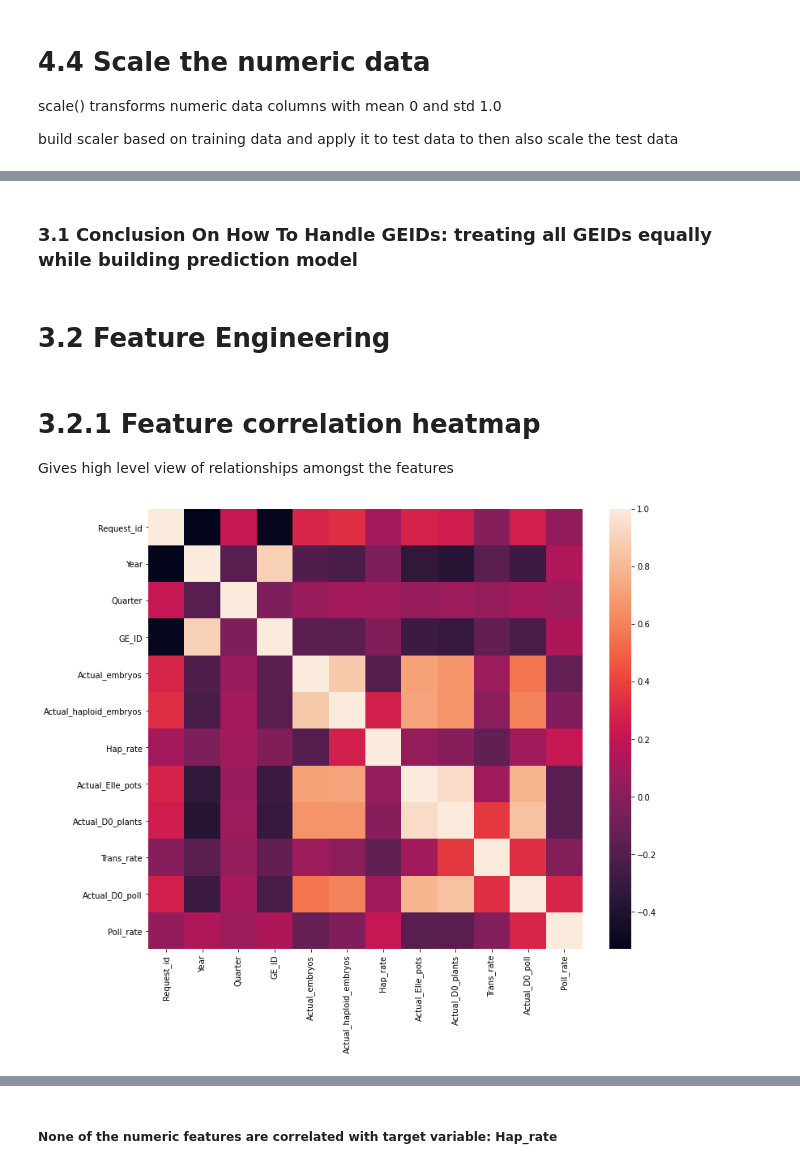
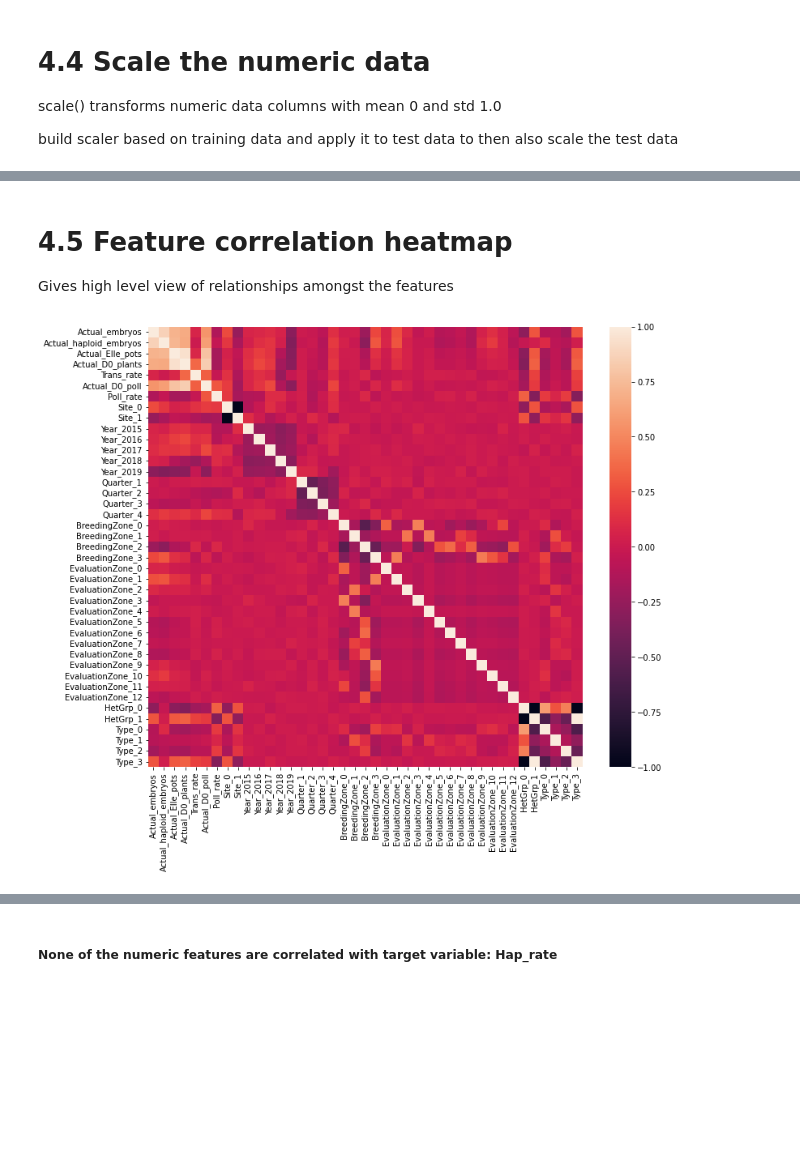
Before and after one commit to malleswarigelli/DataScienceGuidedCapstone, a Jupyter notebook: CapStone_II_Feature_Engg.ipynb, the cells around one changed output, grey strips where cells are left out. Cells and saved outputs as stored; diff of their text form; code cells hidden in the pictures; blank space fills up the shorter version.

```diff
--- a/CapStone_II_Feature_Engg.ipynb
+++ b/CapStone_II_Feature_Engg.ipynb
@@ -27,3 +27,7 @@ data.head()
 | 2 | AZ | 178969 | 2015 | 1 | 67226512 | TE | NAWN | NSS | O | ... |
 | 3 | AZ | 178971 | 2015 | 1 | 67226501 | TE | NAWN | NSS | O | ... |
 | 4 | AZ | 178973 | 2015 | 1 | 67226717 | TE | NAWN | NSS | O | ... |
+# %%
+# set Request_id,GE_ID columns as index since they have unique values
+data.set_index(['Request_id','GE_ID'], inplace=True)
+data.head()
@@ -232,3 +285,0 @@ num_fea.head()
-# %%
-num_fea=num_fea.set_index('GE_ID')
-num_fea.head()
@@ -410,14 +286,10 @@ for s, x, y in zip(GEID, x, y):
-# %% [markdown]
-### 3.1 Conclusion On How To Handle GEIDs: treating all GEIDs equally while building prediction model
-# %% [markdown]
-# 3.2 Feature Engineering
 # %% [markdown]
-# 3.2.1 Feature correlation heatmap
+# 4.5 Feature correlation heatmap
 Gives high level view of relationships amongst the features
 # %%
 #Show a seaborn heatmap of correlations in data
 #Hint: call pandas' `corr()` method on `data` and pass that into `sns.heatmap`
 plt.subplots(figsize=(12,10))
-sns.heatmap(data.corr());
+sns.heatmap(num_fea.corr());
 # %% [output]
-[figure, old version]
+[figure, new version]
```
Also changed, not shown: parts of 65 cells of this notebook.
